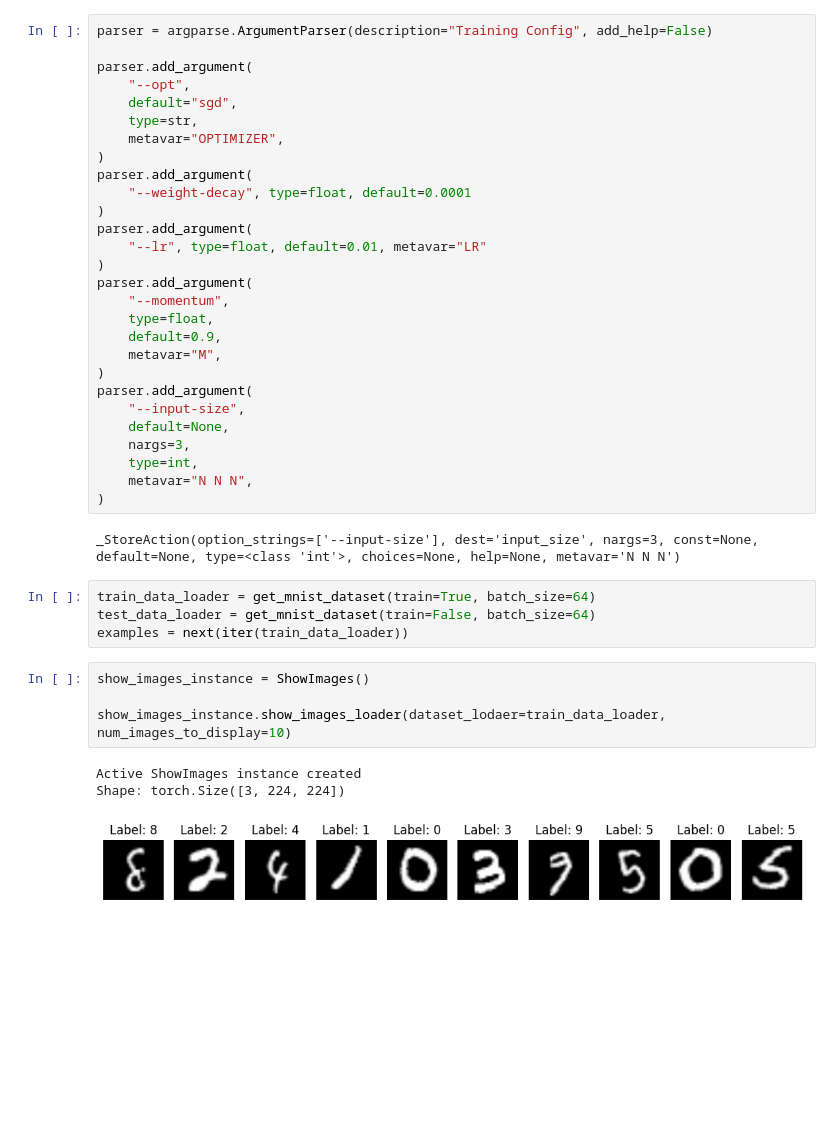
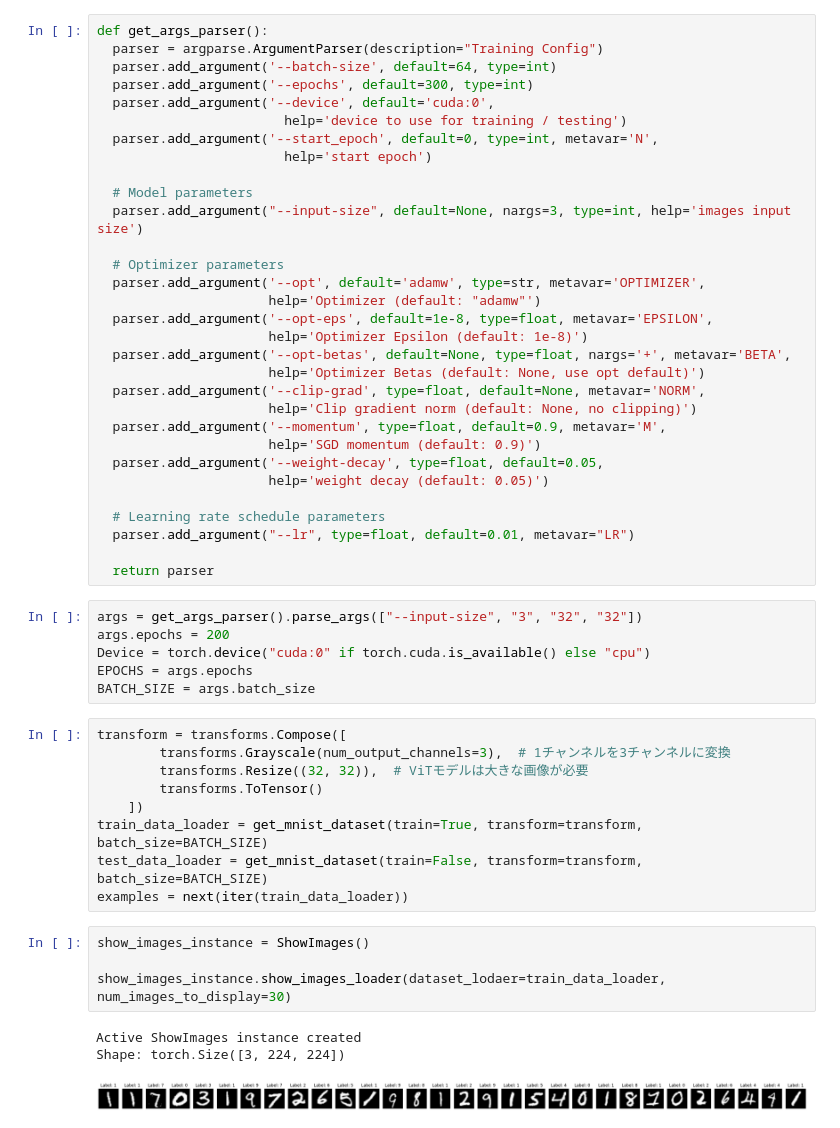
Before and after one commit to Lee266/op-ai-lab, a Jupyter notebook: src/dev/mnist/vision-transformer/main.ipynb, the cells around one changed output. Saved outputs shown, nothing was run; the diff lists cells and outputs as text; blank space fills up the shorter version.

Commit message:
refactor: parser,train,testの修正

```diff
--- a/src/dev/mnist/vision-transformer/main.ipynb
+++ b/src/dev/mnist/vision-transformer/main.ipynb
@@ -10,42 +14,54 @@ from util.show_images import ShowImages
-# %%
-parser = argparse.ArgumentParser(description="Training Config", add_help=False)
-
-parser.add_argument(
-    "--opt",
-    default="sgd",
-    type=str,
-    metavar="OPTIMIZER",
-)
-parser.add_argument(
-    "--weight-decay", type=float, default=0.0001
-)
-parser.add_argument(
-    "--lr", type=float, default=0.01, metavar="LR"
-)
-parser.add_argument(
-    "--momentum",
-    type=float,
-    default=0.9,
-    metavar="M",
-)
-parser.add_argument(
-    "--input-size",
-    default=None,
-    nargs=3,
-    type=int,
-    metavar="N N N",
-)
-# %% [output]
-_StoreAction(option_strings=['--input-size'], dest='input_size', nargs=3, const=None, default=None, type=<class 'int'>, choices=None, help=None, metavar='N N N')
+# %%
+def get_args_parser():
+  parser = argparse.ArgumentParser(description="Training Config")
+  parser.add_argument('--batch-size', default=64, type=int)
+  parser.add_argument('--epochs', default=300, type=int)
+  parser.add_argument('--device', default='cuda:0',
+                        help='device to use for training / testing')
+  parser.add_argument('--start_epoch', default=0, type=int, metavar='N',
+                        help='start epoch')
+
+  # Model parameters
+  parser.add_argument("--input-size", default=None, nargs=3, type=int, help='images input size')
+
+  # Optimizer parameters
+  parser.add_argument('--opt', default='adamw', type=str, metavar='OPTIMIZER',
+                      help='Optimizer (default: "adamw"')
+  parser.add_argument('--opt-eps', default=1e-8, type=float, metavar='EPSILON',
+                      help='Optimizer Epsilon (default: 1e-8)')
+  parser.add_argument('--opt-betas', default=None, type=float, nargs='+', metavar='BETA',
+                      help='Optimizer Betas (default: None, use opt default)')
+  parser.add_argument('--clip-grad', type=float, default=None, metavar='NORM',
+                      help='Clip gradient norm (default: None, no clipping)')
+  parser.add_argument('--momentum', type=float, default=0.9, metavar='M',
+                      help='SGD momentum (default: 0.9)')
+  parser.add_argument('--weight-decay', type=float, default=0.05,
+                      help='weight decay (default: 0.05)')
+
+  # Learning rate schedule parameters
+  parser.add_argument("--lr", type=float, default=0.01, metavar="LR")
+
+  return parser
+# %%
+args = get_args_parser().parse_args(["--input-size", "3", "32", "32"])
+args.epochs = 200
+Device = torch.device("cuda:0" if torch.cuda.is_available() else "cpu")
+EPOCHS = args.epochs
+BATCH_SIZE = args.batch_size
 # %%
-train_data_loader = get_mnist_dataset(train=True, batch_size=64)
-test_data_loader = get_mnist_dataset(train=False, batch_size=64)
+transform = transforms.Compose([
+        transforms.Grayscale(num_output_channels=3),  # 1チャンネルを3チャンネルに変換
+        transforms.Resize((32, 32)),  # ViTモデルは大きな画像が必要
+        transforms.ToTensor()
+    ])
+train_data_loader = get_mnist_dataset(train=True, transform=transform, batch_size=BATCH_SIZE)
+test_data_loader = get_mnist_dataset(train=False, transform=transform, batch_size=BATCH_SIZE)
 examples = next(iter(train_data_loader))
 # %%
 show_images_instance = ShowImages()
 
-show_images_instance.show_images_loader(dataset_lodaer=train_data_loader, num_images_to_display=10)
+show_images_instance.show_images_loader(dataset_lodaer=train_data_loader, num_images_to_display=30)
 # %% [output]
 Active ShowImages instance created
 Shape: torch.Size([3, 224, 224])
-[figure, old version]
+[figure, new version]
```
Also changed, not shown: parts of 10 cells of this notebook.
